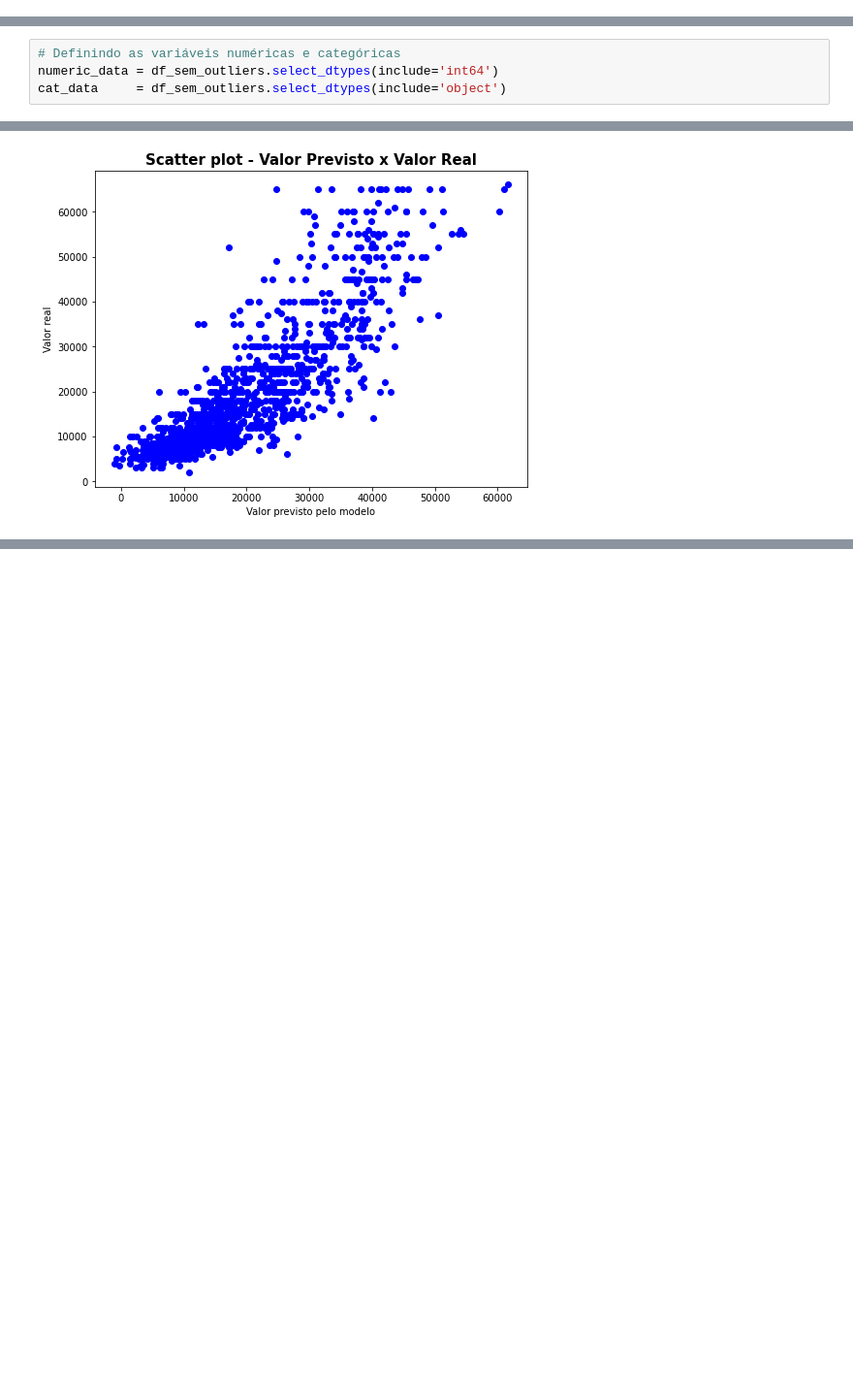
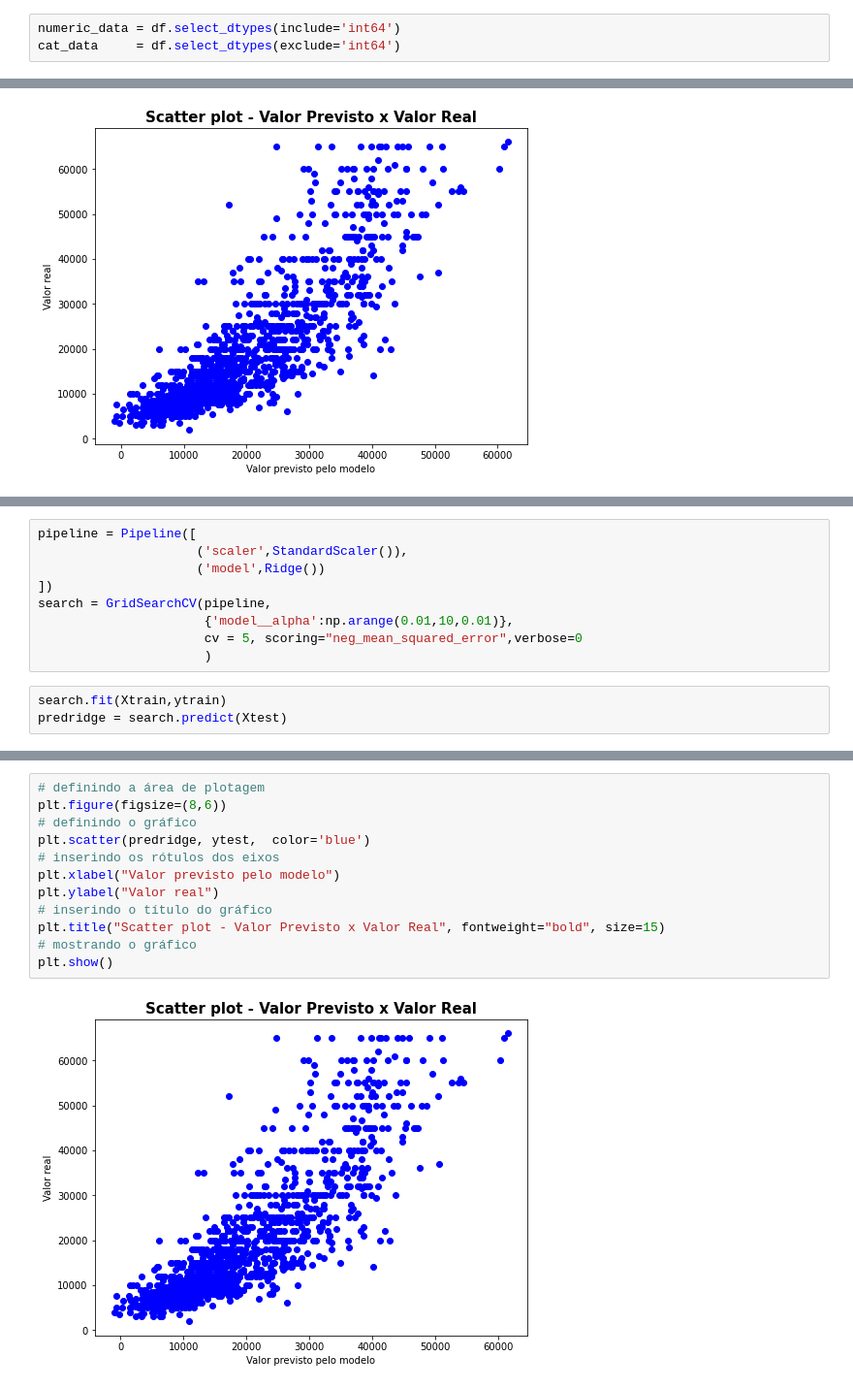
Before and after one commit to gustavolenin/Estudos-em-Regressao-Linear, a Jupyter notebook: house-rent-prediction.ipynb, the cells around one changed output, grey strips where cells are left out. Shown at 97% size. Drawn from its saved outputs; the diff is of its cells as text; blank space fills up the shorter version.

Commit message:
Kaggle Notebook | House Rent Prediction |

```diff
--- a/house-rent-prediction.ipynb
+++ b/house-rent-prediction.ipynb
@@ -203,6 +204,9 @@ df_descritive_statistics
 | Bathroom | 4738.0 | 1.965386 | 0.883590 | 1.0 | 1.0 | 2.0 | 2.0 | 10.0 | 1.276086 | 3.633410 | 2.0 | ... |
 # %% [markdown]
 Notamos que as distribuições das variáveis BMI, PhysicalHealth e MentalHealth são altamente assimétricas, enquanto a variável SleepTime é levemente assimétrica
+# %%
+numeric_data = df.select_dtypes(include='int64')
+cat_data     = df.select_dtypes(exclude='int64')
 # %% [markdown]
 ### Análise Univariada
 # %%
@@ -341,9 +345,5 @@ df = df[df.Rent <= upper]
 df = df[df.Rent >= lower]
 
 df_sem_outliers = df.copy()
-# %%
-# Definindo as variáveis numéricas e categóricas
-numeric_data = df_sem_outliers.select_dtypes(include='int64')
-cat_data     = df_sem_outliers.select_dtypes(include='object')
 # %% [markdown]
 # Target encoding
@@ -489 +426,13 @@ RMSE: 7582.637668904552
+# %%
+pipeline = Pipeline([
+                     ('scaler',StandardScaler()),
+                     ('model',Ridge())
+])
+search = GridSearchCV(pipeline,
+                      {'model__alpha':np.arange(0.01,10,0.01)},
+                      cv = 5, scoring="neg_mean_squared_error",verbose=0
+                      )
+# %%
+search.fit(Xtrain,ytrain)
+predridge = search.predict(Xtest)
 # %%
@@ -493,3 +451,17 @@ MAE representa 27.5% do valor da média
+# %%
+# definindo a área de plotagem
+plt.figure(figsize=(8,6))
+# definindo o gráfico
+plt.scatter(predridge, ytest,  color='blue')
+# inserindo os rótulos dos eixos
+plt.xlabel("Valor previsto pelo modelo")
+plt.ylabel("Valor real")
+# inserindo o título do gráfico
+plt.title("Scatter plot - Valor Previsto x Valor Real", fontweight="bold", size=15)
+# mostrando o gráfico
+plt.show()
+# %% [output]
+[figure, added]
 # %% [markdown]
 # Observações
 
```
Also changed, not shown: parts of 23 cells of this notebook.
